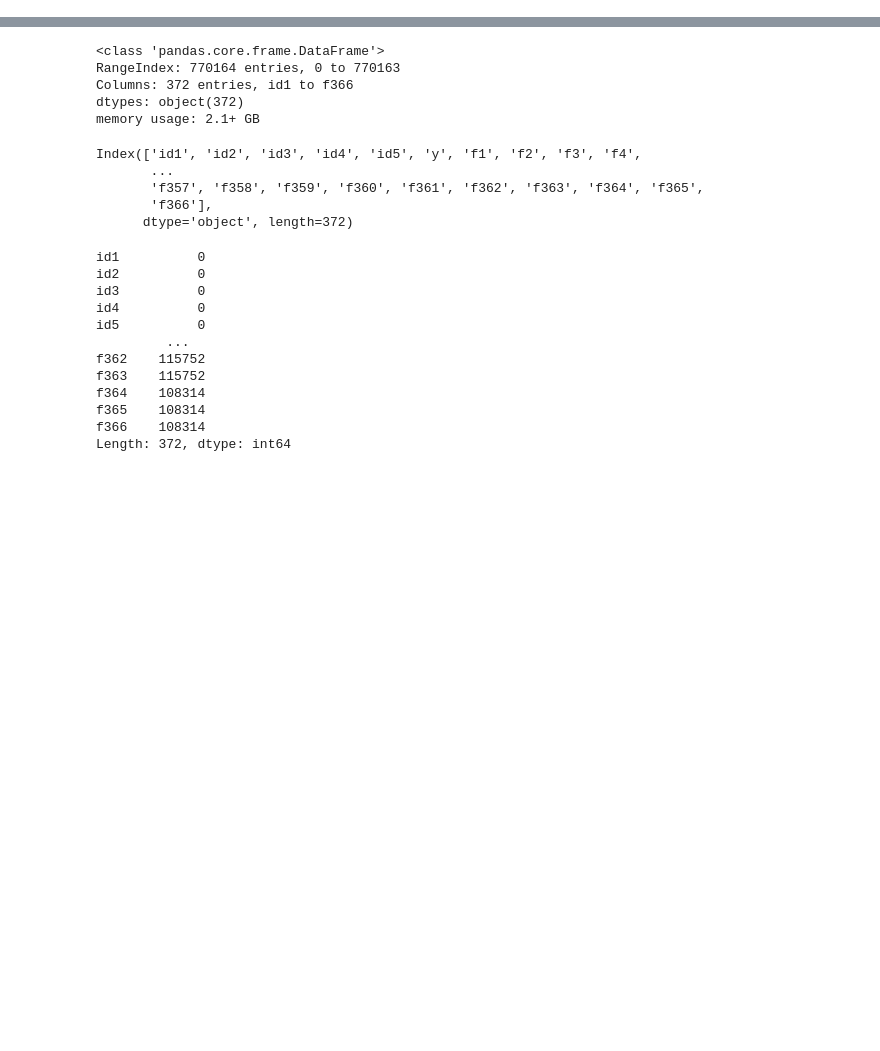
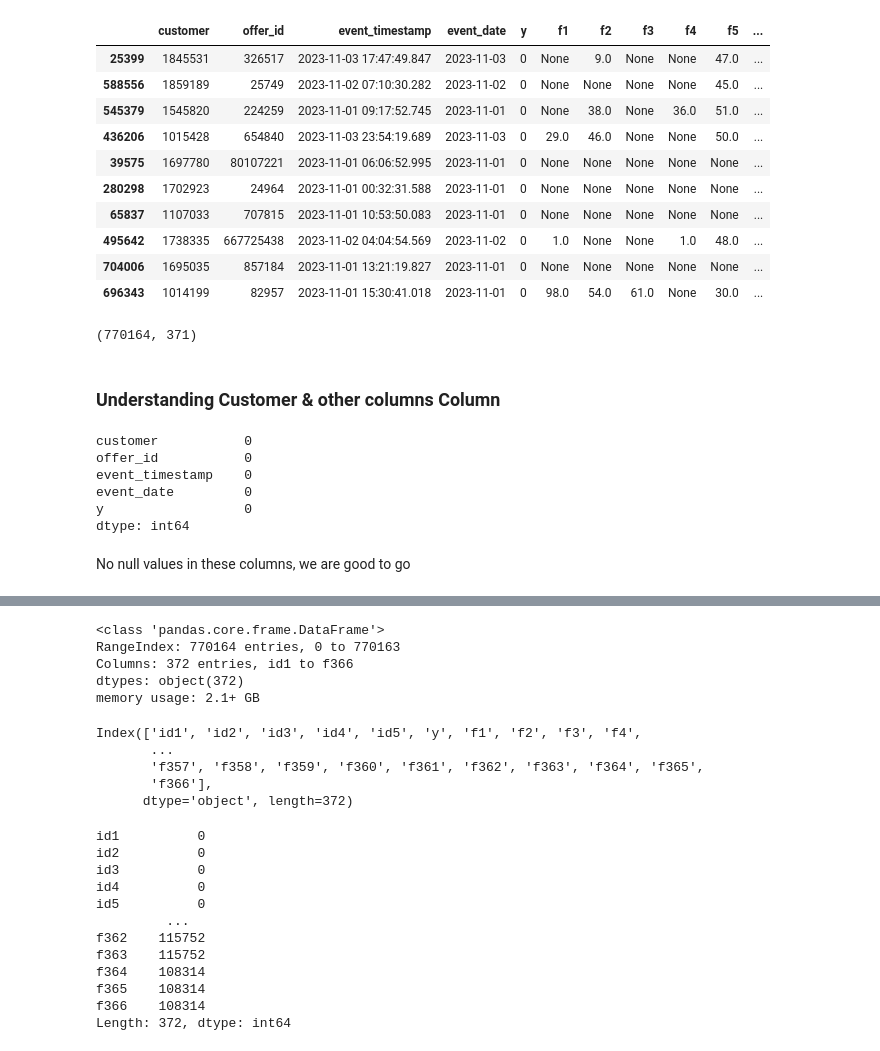
Before and after one commit to Rishi5301/Decision_Science_Track-The_AMEX_Campus_Challenge, a Jupyter notebook: AMEX_hackathon.ipynb, the cells around one changed output, grey strips where cells are left out. Saved outputs shown, nothing was run; the diff lists cells and outputs as text; code cells hidden in the pictures; blank space fills up the shorter version.

```diff
--- a/AMEX_hackathon.ipynb
+++ b/AMEX_hackathon.ipynb
@@ -36,0 +12,24 @@ df.describe()
+# %%
+df.drop(columns=['id1'], inplace=True)
+# %%
+df.rename(columns = {'id3':'offer_id','id2':'customer','id3':'offer_id','id4': 'event_timestamp','id5':'event_date'}, inplace=True)
+# %%
+df.sample(10)
+# %% [output]
+|  | customer | offer_id | event_timestamp | event_date | y | f1 | f2 | f3 | f4 | f5 | ... |
+| 25399 | 1845531 | 326517 | 2023-11-03 17:47:49.847 | 2023-11-03 | 0 | None | 9.0 | None | None | 47.0 | ... |
+| 588556 | 1859189 | 25749 | 2023-11-02 07:10:30.282 | 2023-11-02 | 0 | None | None | None | None | 45.0 | ... |
+| 545379 | 1545820 | 224259 | 2023-11-01 09:17:52.745 | 2023-11-01 | 0 | None | 38.0 | None | 36.0 | 51.0 | ... |
+| 436206 | 1015428 | 654840 | 2023-11-03 23:54:19.689 | 2023-11-03 | 0 | 29.0 | 46.0 | None | None | 50.0 | ... |
+| 39575 | 1697780 | 80107221 | 2023-11-01 06:06:52.995 | 2023-11-01 | 0 | None | None | None | None | None | ... |
+| 280298 | 1702923 | 24964 | 2023-11-01 00:32:31.588 | 2023-11-01 | 0 | None | None | None | None | None | ... |
+| 65837 | 1107033 | 707815 | 2023-11-01 10:53:50.083 | 2023-11-01 | 0 | None | None | None | None | None | ... |
+| 495642 | 1738335 | 667725438 | 2023-11-02 04:04:54.569 | 2023-11-02 | 0 | 1.0 | None | None | 1.0 | 48.0 | ... |
+| 704006 | 1695035 | 857184 | 2023-11-01 13:21:19.827 | 2023-11-01 | 0 | None | None | None | None | None | ... |
+| 696343 | 1014199 | 82957 | 2023-11-01 15:30:41.018 | 2023-11-01 | 0 | 98.0 | 54.0 | 61.0 | None | 30.0 | ... |
+# %%
+df.shape
+# %% [output]
+(770164, 371)
+# %% [markdown]
+### Understanding Customer & other columns Column
@@ -36,0 +38,12 @@ df.describe()
+# %%
+# checking for null values in this columns
+df.iloc[:, :5].isna().sum()
+# %% [output]
+customer           0
+offer_id           0
+event_timestamp    0
+event_date         0
+y                  0
+dtype: int64
+# %% [markdown]
+No null values in these columns, we are good to go
```
Also changed, not shown: parts of 23 cells of this notebook.
